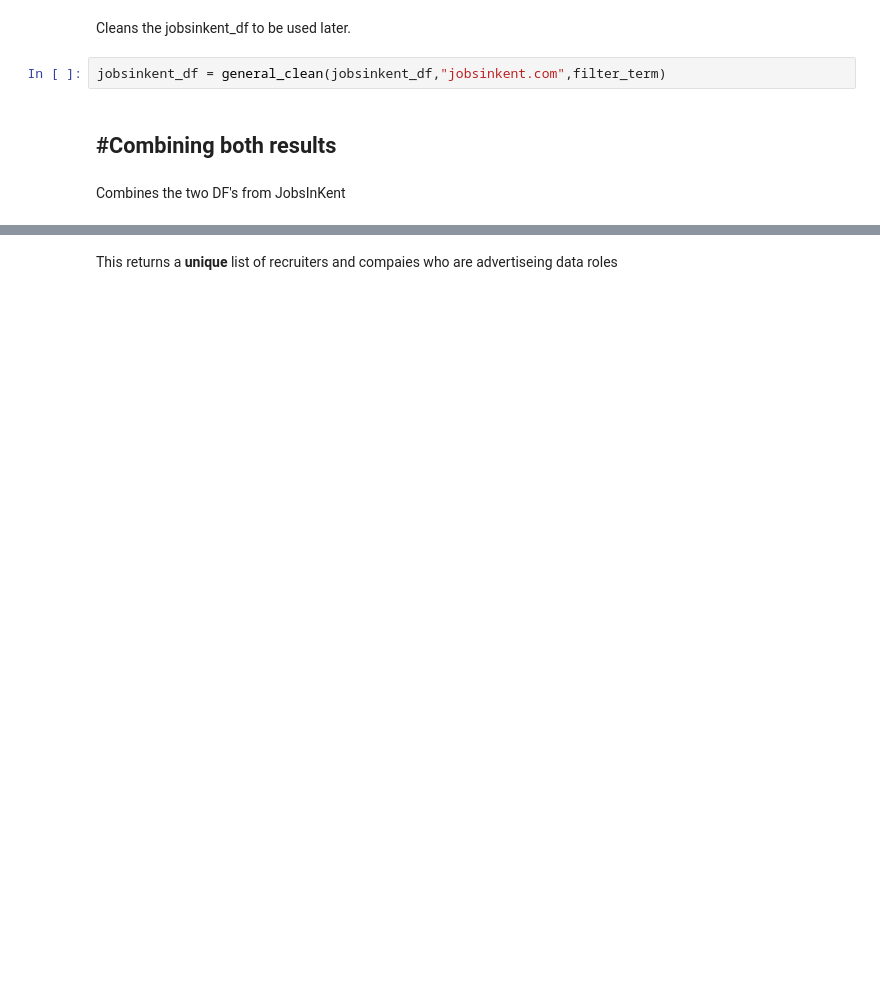
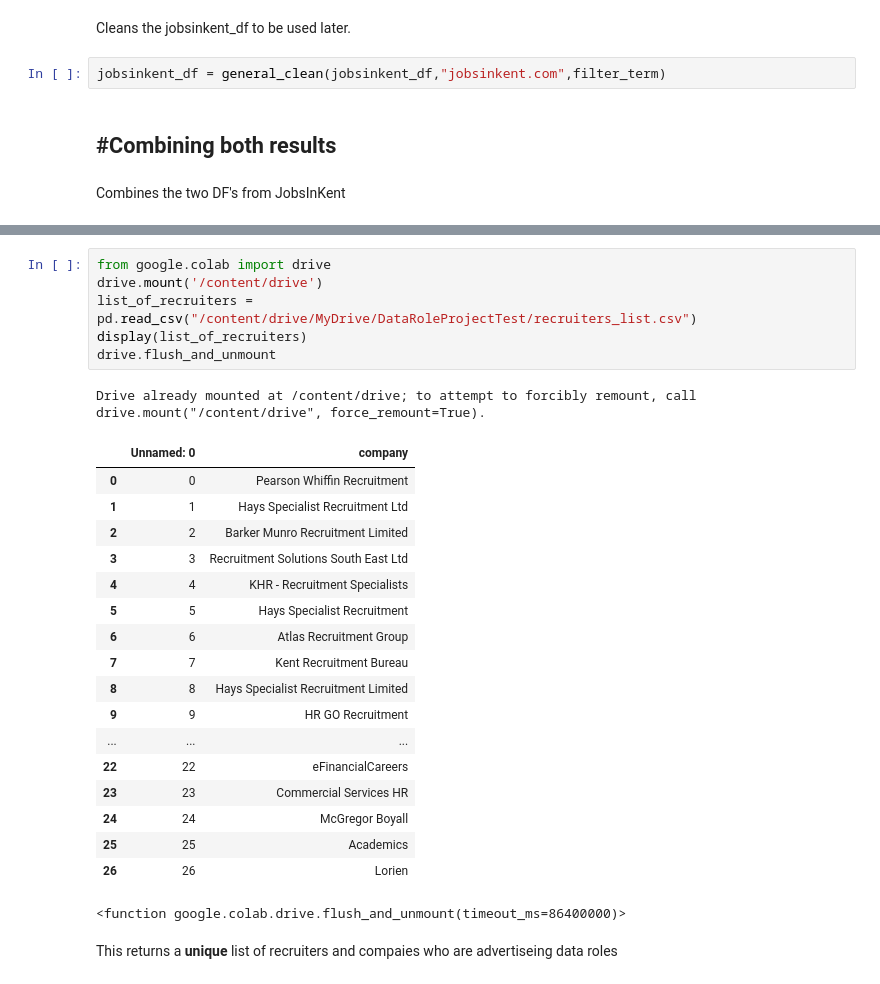
Before and after one commit to futureCodersSE/data-roles, a Jupyter notebook: Data_Roles_job_search.ipynb, the cells around one changed output, grey strips where cells are left out. Cells and saved outputs as stored; diff of their text form; blank space fills up the shorter version.

```diff
--- a/Data_Roles_job_search.ipynb
+++ b/Data_Roles_job_search.ipynb
@@ -357,6 +357,32 @@ display(data_jobs_df.head())
 | 2 | Immediate Start - Data Entry Admi... | Huntress | Up to £11 per hour | temporary,full-time | Folkestone, Kent | https://jobsinkent.com/job/2252974 | 2022-11-07 | jobsinkent.com |
 | 3 | Immediate Start - Data Entry Admi... | Huntress | Up to £11 per hour | temporary,full-time | Canterbury, Kent | https://jobsinkent.com/job/2252973 | 2022-11-07 | jobsinkent.com |
 | 4 | Data & Impact Analyst | CXK Limited | £35,919 to £39,660 (depending on ... | permanent,full-time/part-time | Ashford, Kent | https://jobsinkent.com/job/2424927 | 2022-11-07 | jobsinkent.com |
+# %%
+from google.colab import drive
+drive.mount('/content/drive')
+list_of_recruiters = pd.read_csv("/content/drive/MyDrive/DataRoleProjectTest/recruiters_list.csv")
+display(list_of_recruiters)
+drive.flush_and_unmount
+# %% [output]
+Drive already mounted at /content/drive; to attempt to forcibly remount, call drive.mount("/content/drive", force_remount=True).
+|  | Unnamed: 0 | company |
+| 0 | 0 | Pearson Whiffin Recruitment |
+| 1 | 1 | Hays Specialist Recruitment Ltd |
+| 2 | 2 | Barker Munro Recruitment Limited |
+| 3 | 3 | Recruitment Solutions South East Ltd |
+| 4 | 4 | KHR - Recruitment Specialists |
+| 5 | 5 | Hays Specialist Recruitment |
+| 6 | 6 | Atlas Recruitment Group |
+| 7 | 7 | Kent Recruitment Bureau |
+| 8 | 8 | Hays Specialist Recruitment Limited |
+| 9 | 9 | HR GO Recruitment |
+| ... | ... | ... |
+| 22 | 22 | eFinancialCareers |
+| 23 | 23 | Commercial Services HR |
+| 24 | 24 | McGregor Boyall |
+| 25 | 25 | Academics |
+| 26 | 26 | Lorien |
+<function google.colab.drive.flush_and_unmount(timeout_ms=86400000)>
 # %% [markdown]
 This returns a **unique** list of recruiters and compaies who are advertiseing data roles
 # %%
```
Also changed, not shown: parts of 2 cells of this notebook.
